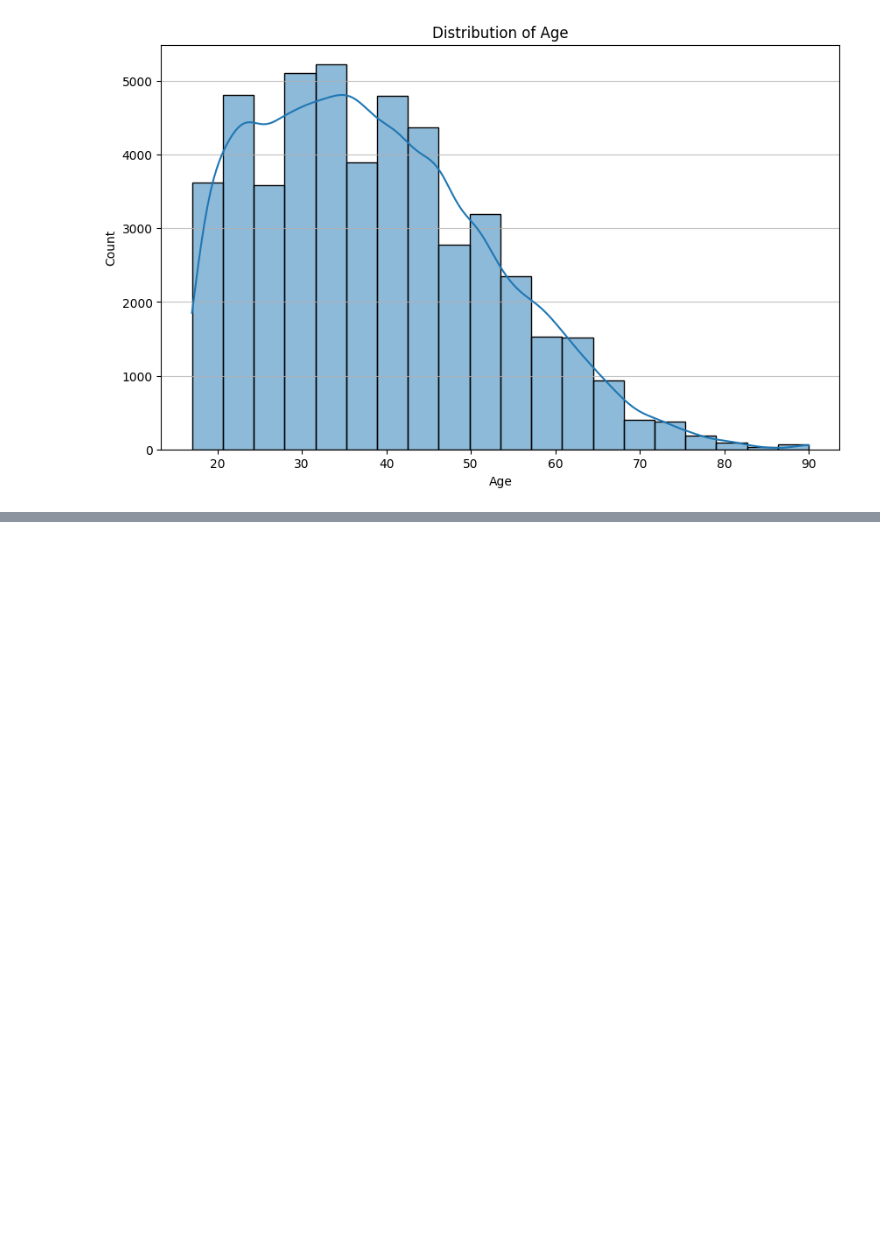
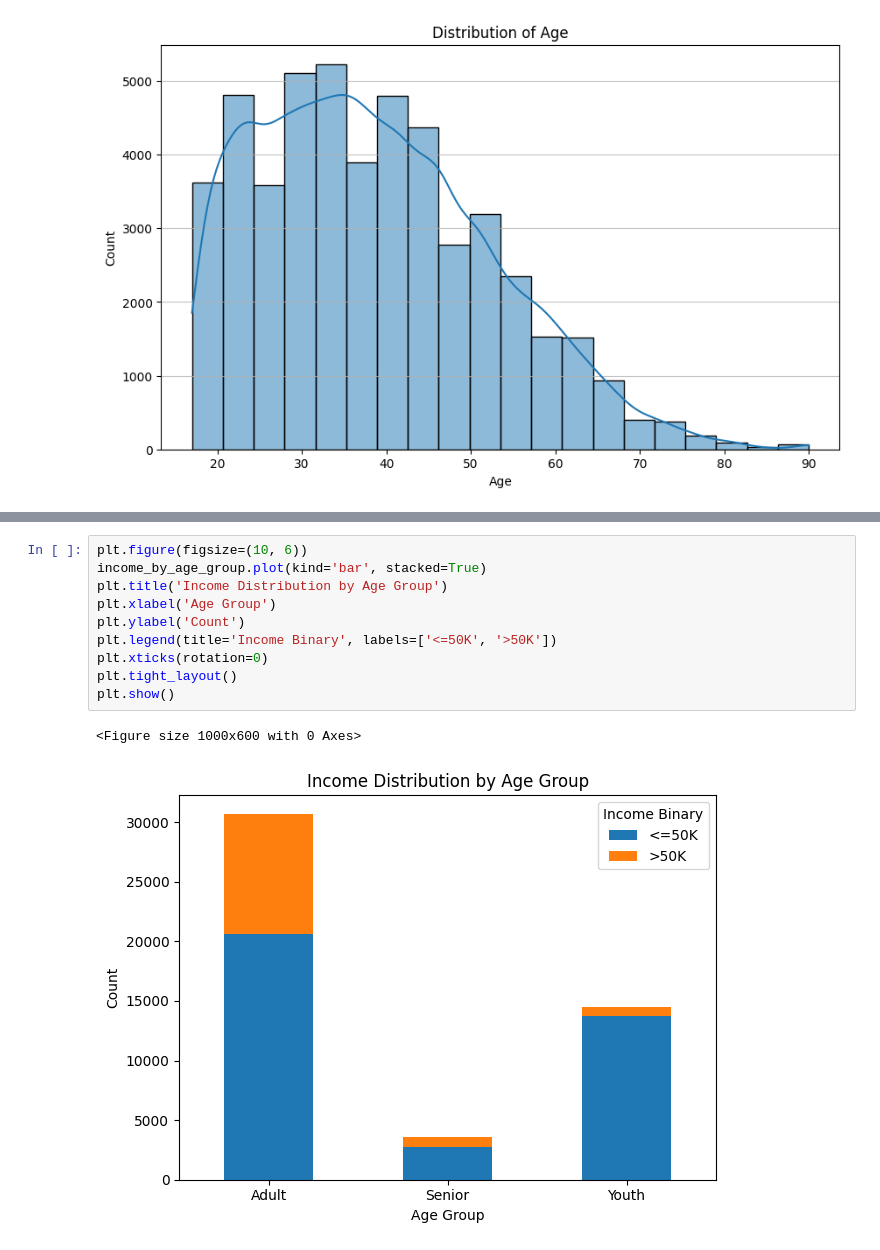
Before and after one commit to HRIDYANS/MY_PYTHON_PROJECT, a Jupyter notebook: Pandas_Tasks_adult_data.ipynb, the cells around one changed output, grey strips where cells are left out. Cells and saved outputs as stored; diff of their text form; blank space fills up the shorter version.

```diff
--- a/Pandas_Tasks_adult_data.ipynb
+++ b/Pandas_Tasks_adult_data.ipynb
@@ -335,0 +399,13 @@ plt.show()
+# %%
+plt.figure(figsize=(10, 6))
+income_by_age_group.plot(kind='bar', stacked=True)
+plt.title('Income Distribution by Age Group')
+plt.xlabel('Age Group')
+plt.ylabel('Count')
+plt.legend(title='Income Binary', labels=['<=50K', '>50K'])
+plt.xticks(rotation=0)
+plt.tight_layout()
+plt.show()
+# %% [output]
+<Figure size 1000x600 with 0 Axes>
+[figure, added]
```
Also changed, not shown: parts of 6 cells of this notebook.
